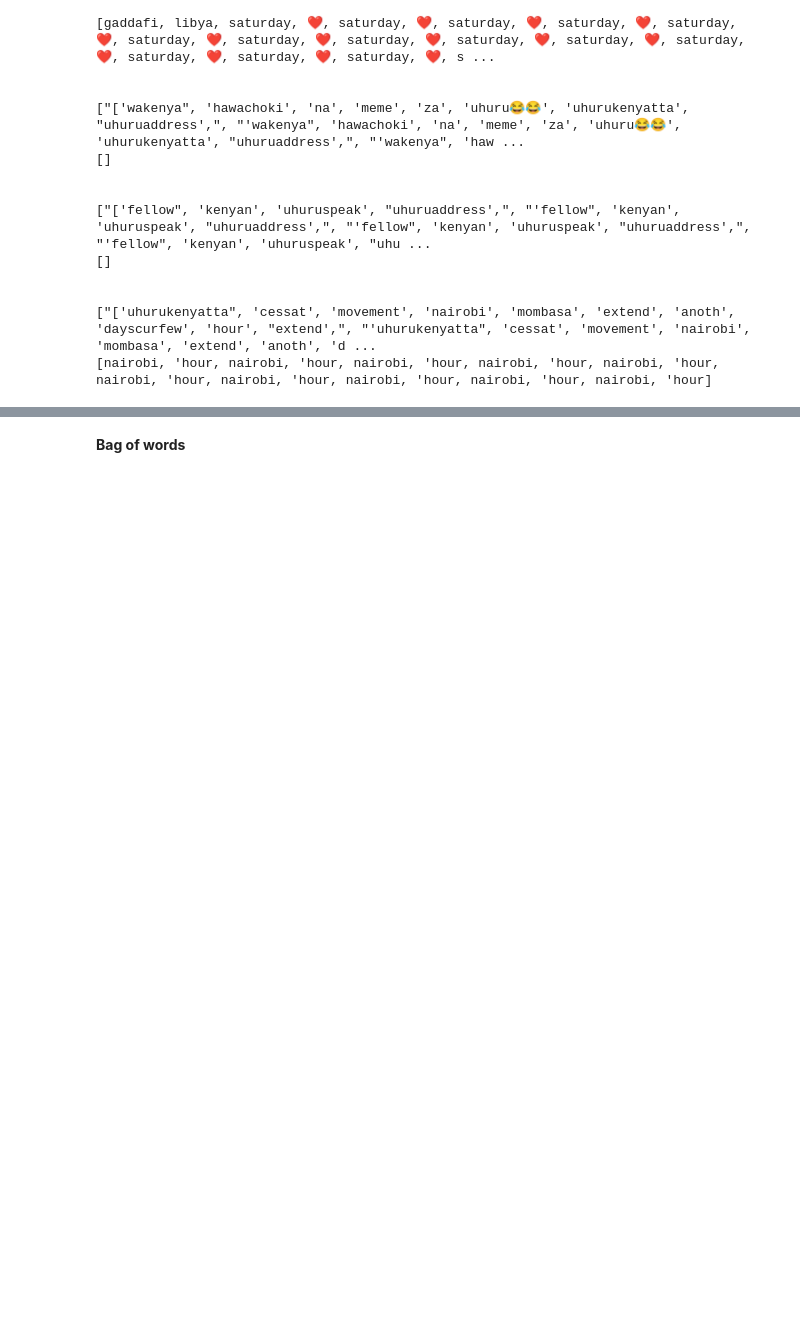
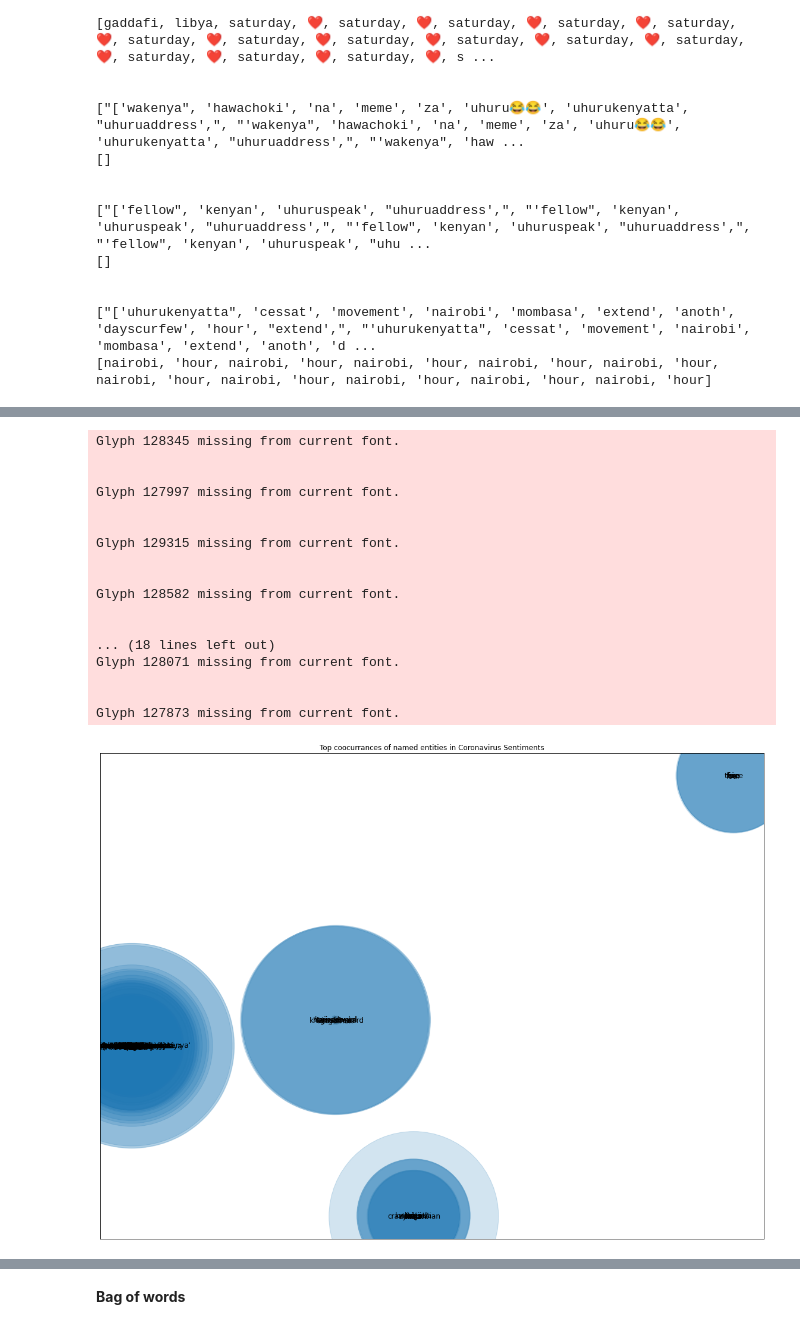
Before and after one commit to Grivine-19/Coronavirus-Sentiment-Analysis-Kenya, a Jupyter notebook: nairobi_county.ipynb, the cells around one changed output, grey strips where cells are left out. Saved outputs shown, nothing was run; the diff lists cells and outputs as text; code cells hidden in the pictures; blank space fills up the shorter version.

Commit message:
entity recognition

```diff
--- a/nairobi_county.ipynb
+++ b/nairobi_county.ipynb
@@ -919,0 +961,13 @@ plt.show()
+# %%
+# Looking at the most coocurring edges
+
+filtered_edges = filter_ents_by_min_weight(coocur_edges, 2)
+
+coocur_sum = defaultdict(int)
+for k1, e in filtered_edges.items():
+    for k2, v in e.items():
+        coocur_sum[k1] += v['weight']
+
+sorted_coocur = sorted(coocur_sum.items(), key=operator.itemgetter(1), reverse=True)
+print('Most frequent CO-ocurring entity:')
+sorted_coocur[:20]
@@ -919,0 +996,64 @@ plt.show()
+# %%
+# Getting the data - eg top 30, including only ents with min weight 2
+top_n = 30
+min_weight = 2
+figsize = (20, 15)
+scale_nodes = lambda x: (x * 10) + 1
+scale_edges = lambda x: 15 * x
+
+filtered_edges = filter_ents_by_min_weight(coocur_edges, min_weight)
+
+top_cooccur = [x[0] for x in sorted_coocur[:top_n]]
+graph_edges = {k:filtered_edges[k] for k in top_cooccur}
+
+# Attempting to graph these top coocurrances
+G = nx.from_dict_of_dicts(graph_edges)
+pos = nx.kamada_kawai_layout(G)
+# pos = nx.circular_layout(G)
+# pos = nx.spring_layout(G)
+# pos = nx.fruchterman_reingold_layout(G)
+# pos = nx.spectral_layout(G)
+# pos = nx.shell_layout(G)
+
+# Normalise, then scale the line weights
+weights = [G[u][v]['weight'] for u, v in G.edges() if u != v]
+weights = list(map(lambda x: (x - min(weights)) / (max(weights) - min(weights)), weights))
+weights = list(map(scale_edges, weights))
+
+# Scale node weights
+sum_weights = [coocur_sum[n] if coocur_sum[n]>0 else 1 for n in G.nodes]
+sum_weights = list(map(scale_nodes, sum_weights))
+# sum_weights = list(map(lambda x: 100*log(x), sum_weights))
+
+
+plt.figure(figsize=figsize)
+
+# nx.draw(G, pos)
+nx.draw_networkx_edges(G, pos, alpha=0.2, width=weights)
+nx.draw_networkx_nodes(G, pos, alpha=0.2, node_size=sum_weights)
+nx.draw_networkx_labels(G, pos)
+
+plt.xticks([])
+plt.yticks([])
+
+plt.title('Top coocurrances of named entities in Coronavirus Sentiments')
+plt.show()
+# %% [output]
+Glyph 128345 missing from current font.
+
+
+Glyph 127997 missing from current font.
+
+
+Glyph 129315 missing from current font.
+
+
+Glyph 128582 missing from current font.
+
+
+... (18 lines left out)
+Glyph 128071 missing from current font.
+
+
+Glyph 127873 missing from current font.
+[figure, added]
```
Also changed, not shown: parts of 14 cells of this notebook.
